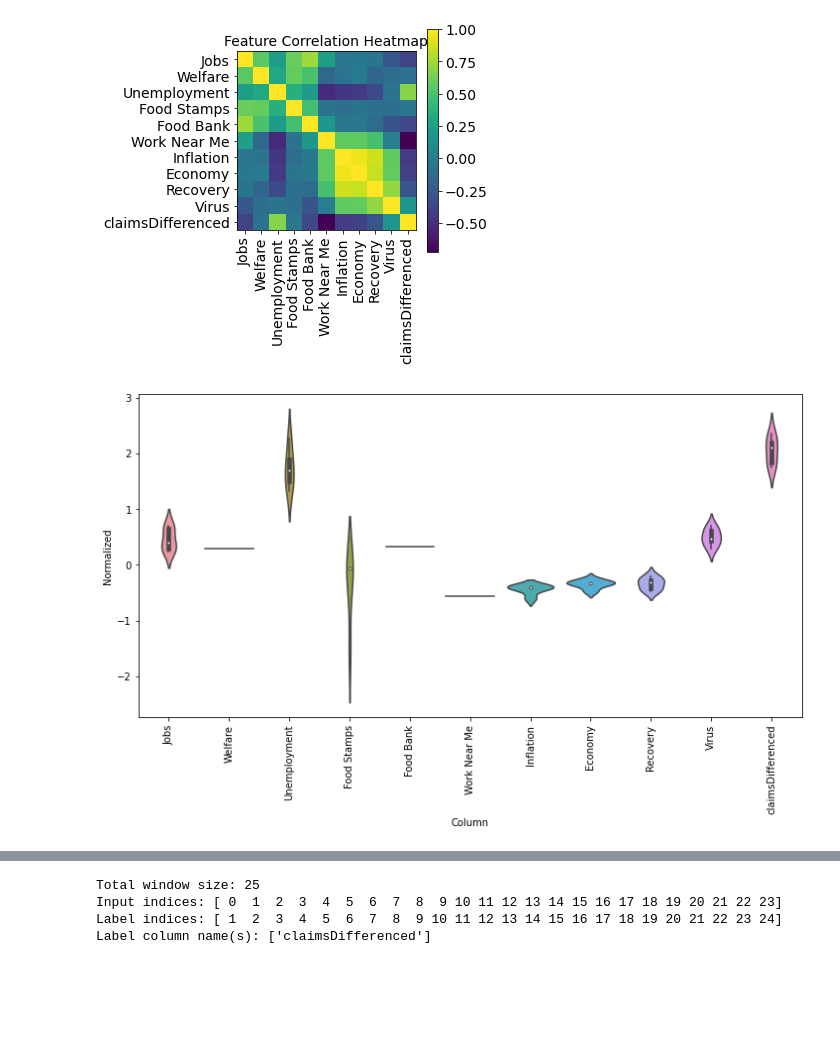
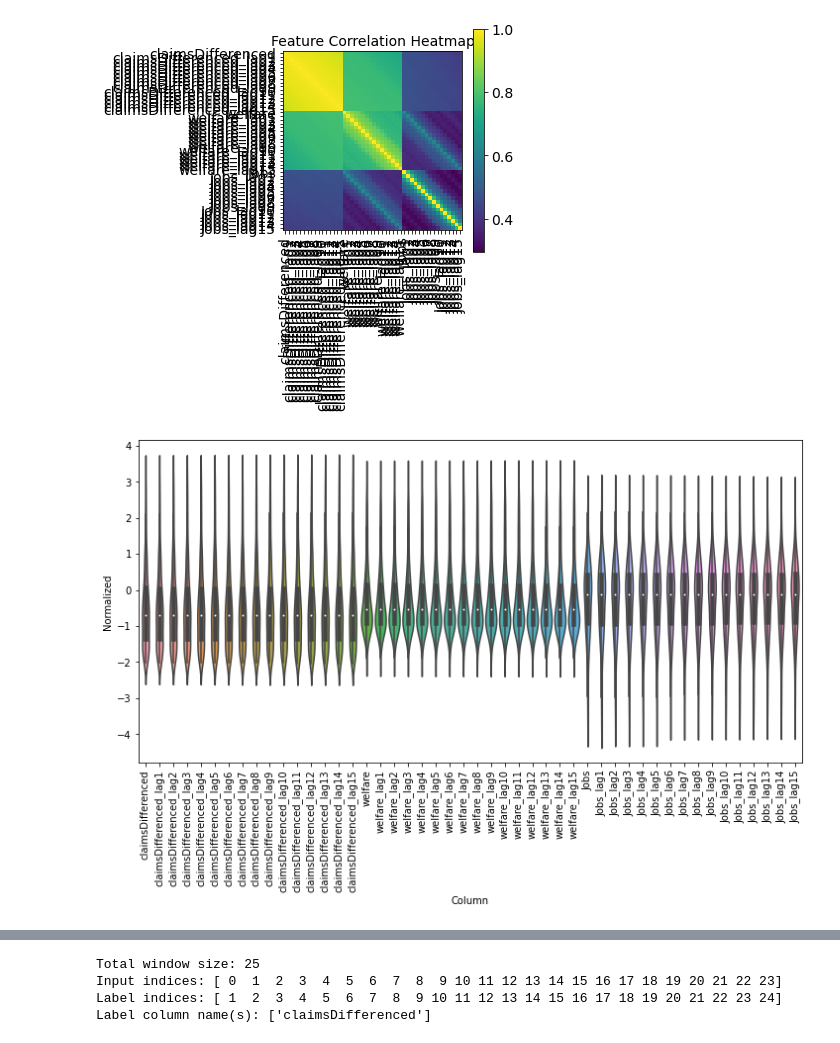
Before and after one commit to jacobsomer/Google-Trends-and-Unemployment, a Jupyter notebook: Feature Engineering.ipynb, the cells around one changed output, grey strips where cells are left out. Cells and saved outputs as stored; diff of their text form; code cells hidden in the pictures; blank space fills up the shorter version.

```diff
--- a/Feature Engineering.ipynb
+++ b/Feature Engineering.ipynb
@@ -87,4 +51,36 @@ df.tail()
-# %%
-mergedDf = df.merge(unemployment, left_index=True, right_index=True)
-mergedDf = mergedDf.rename({'claims': 'claimsDifferenced'}, axis=1)
-unemployment=unemployment.loc['2004-01-10':'2020-12-28']
+# %%
+def buildLaggedFeatures(s,lag=1,dropna=True):
+    '''
+    Builds a new DataFrame to facilitate regressing over all possible lagged features
+    '''
+    if type(s) is pd.DataFrame:
+        new_dict={}
+        for col_name in s:
+            new_dict[col_name]=s[col_name]
+            # create lagged Series
+            for l in range(1,lag+1):
+                new_dict['%s_lag%d' %(col_name,l)]=s[col_name].shift(l)
+        res=pd.DataFrame(new_dict,index=s.index)
+
+    elif type(s) is pd.Series:
+        the_range=range(lag+1)
+        res=pd.concat([s.shift(i) for i in the_range],axis=1)
+        res.columns=['lag_%d' %i for i in the_range]
+    else:
+        return None
+    if dropna:
+        return res.dropna()
+    else:
+        return res
+# %%
+mergedDf = df.merge(unemployment, left_index=True, right_index=True)
+# mergedDf=unemployment
+mergedDf = mergedDf.rename({'claims': 'claimsDifferenced'}, axis=1)
+
+mergedDf=mergedDf[["claimsDifferenced","welfare","Jobs"]]#,"Linkedin","Indeed","Monster","Job Search","Jobs"]]#,"Jobs","unemployment office"]]#,,"Unemployment"]]#,"apply for unemployment","Rising Trends"]]
+# dif=(mergedDf[["claimsDifferenced"]])
+# dif= dif.rename(columns={"claimsDifferenced":"diffed"})
+mergedDf=buildLaggedFeatures(mergedDf,lag=15)
+# dif=dif.drop(columns=["diffed"])
+# mergedDf = dif.merge(mergedDf, left_index=True, right_index=True)
+mergedDf.head()
@@ -100,10 +105,12 @@ def show_heatmap(data):
     plt.title("Feature Correlation Heatmap", fontsize=14)
     plt.show()
 # %%
-mergedDf=mergedDf.loc['2010-01-10':'2019-12-28']
+mergedDf=mergedDf.loc['2006-01-10':'2019-12-28']
+# mergedDf=mergedDf.drop(columns=["File for unemplyment","Welfare & Unemployment"])
+# mergedDf=mergedDf[["claimsDifferenced","Unemployment"]]
 show_heatmap(mergedDf)
 # %% [output]
-[figure, old version]
+[figure, new version]
 # %%
 n = len(mergedDf)
 
@@ -120,12 +127,11 @@ train_df = (train_df - train_mean) / train_std
 val_df = (val_df - train_mean) / train_std
 test_df = (test_df - train_mean) / train_std
 # %%
-
+import seaborn as sns
 df_std = (mergedDf - train_mean) / train_std
-df_std=df_std[:5]
 df_std = df_std.melt(var_name='Column', value_name='Normalized')
 plt.figure(figsize=(12, 6))
 ax = sns.violinplot(x='Column', y='Normalized', data=df_std)
 _ = ax.set_xticklabels(mergedDf.keys(), rotation=90)
 # %% [output]
-[figure, old version]
+[figure, new version]
```
Also changed, not shown: parts of 51 cells of this notebook, 17 other files.
